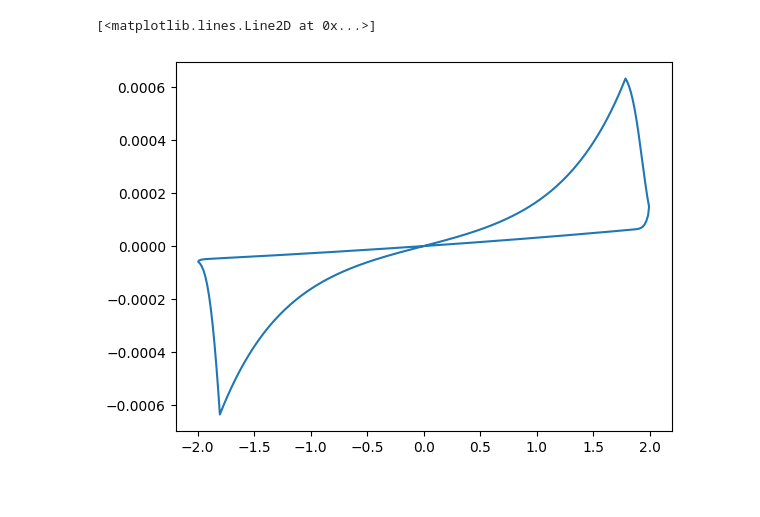
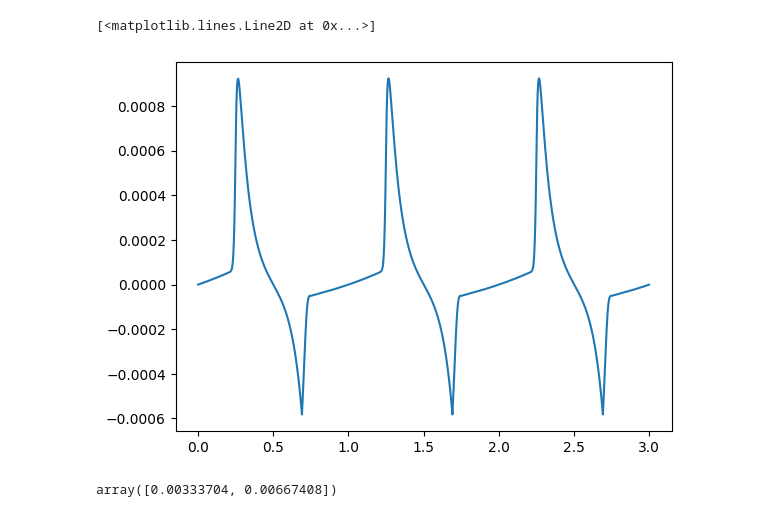
Before and after one commit to OneMoreGate/Memristor_modeling, a Jupyter notebook: main_oop.ipynb, the cells around one changed output. Drawn from its saved outputs; the diff is of its cells as text; code cells hidden in the pictures.

```diff
--- a/main_oop.ipynb
+++ b/main_oop.ipynb
@@ -24,30 +24,31 @@ class Signal:
 
     def triangle(self):
         quater_period = self.period / 4
-        time_array = np.linspace(0, self.reprtition * self.period, self.reprtition * self.n_points)
+        t = self.time_array
         voltage = []
-        for i in range(len(time_array)):
-            if time_array[i] <= quater_period:
-                voltage.append(self.amplitude / quater_period * (time_array[i]))
-            elif (time_array[i] > quater_period) and (time_array[i] < 3 * quater_period):
-                voltage.append(- self.amplitude / quater_period * (time_array[i] - quater_period) + self.amplitude)
-            else:
-                voltage.append(self.amplitude / quater_period * (time_array[i] - 3 * quater_period) - self.amplitude)
+        for j in range(self.reprtition):
+            for i in t[j * self.n_points: (j+1) * self.n_points]:
+                if i <= (t[j * self.n_points] + quater_period):
+                    voltage.append(self.amplitude / quater_period * (i - t[j * self.n_points]))
+                elif (i > (t[j * self.n_points] + quater_period)) and (i < (t[j * self.n_points] + 3 * quater_period)):
+                    voltage.append(- self.amplitude / quater_period * (i - t[j * self.n_points] - 3 * quater_period) - self.amplitude)
+                elif i > (t[j * self.n_points] + 3 * quater_period):
+                    voltage.append(self.amplitude / quater_period * (i - t[j * self.n_points]) - 4 * self.amplitude)
         self.V = np.array(voltage)
         return [self.time_array, self.V]
 
     def bipolar_rectangle(self):
         half_period = self.period / 2
+        t = self.time_array
         voltage = []
-        for i in range(len(self.time_array)):
-            if self.time_array[i] <= half_period * (1 - 2 *  self.duty_cycle):
-                voltage.append(0)
-            elif (self.time_array[i] > half_period * (1 - 2 *  self.duty_cycle)) and (self.time_array[i] < half_period):
-                voltage.append(self.amplitude)
-            elif (self.time_array[i] >= half_period) and (self.time_array[i] < 2 * half_period * (1 - self.duty_cycle)):
-                voltage.append(0)
-            else:
-                voltage.append(-self.amplitude)
+        for j in range(self.reprtition):
+            for i in t[j * self.n_points: (j+1) * self.n_points]:
+                if (i <= (t[j * self.n_points] + half_period/2)) or ((i > (t[j * self.n_points] + half_period)) and i < (t[j * self.n_points] + 3/2 *half_period)):
+                    voltage.append(0)
+                elif (i > (t[j * self.n_points] + half_period/2)) and i < (t[j * self.n_points] + half_period):
+                    voltage.append(self.amplitude)
+                elif (i > (t[j * self.n_points] + 3/2 *half_period)):
+                    voltage.append(- self.amplitude)
         voltage[-1] = 0
         self.V = np.array(voltage)
         return [self.time_array, self.V]
@@ -104,7 +105,7 @@ class Model(Signal, Hyperparameters, Calculation):
     def set_puls_params(self, amplitude = 2, frequency = 1, reprtition = 1, n_points = 100, duty_cycle = 0.25):
         super().signal_initialize(amplitude= amplitude, frequency= frequency, reprtition = reprtition, n_points = n_points, duty_cycle = duty_cycle)
 
-    def set_hyperparams(self, V_th  = 1.3, a= 1 , b = 15, c = 2, s = 5, n = 5, beta = 7.069 * 10 ** (-5), xi = 1.946 * 10 ** (-4), alpha_m = 1.8, gamma = 0.15):
+    def set_hyperparams(self, V_th  = 1.5, a= 1 , b = 15, c = 2, s = 5, n = 5, beta = 7.069 * 10 ** (-5), xi = 1.946 * 10 ** (-4), alpha_m = 1.8, gamma = 0.15):
         super().hyp_initialize(V_th = V_th, a = a, b = b, c = c, s = s, n = n, beta = beta, xi = xi, alpha_m = alpha_m, gamma = gamma)
 
     def set_puls_form(self, puls_type = 'sine'):
@@ -129,15 +130,22 @@ class Model(Signal, Hyperparameters, Calculation):
 # %%
 m = Model()
 
-m.set_hyperparams(V_th=1.8)
-m.set_puls_params(amplitude=2, n_points=500)
+m.set_default()
+m.set_puls_params(reprtition=3, n_points=300)
 m.set_puls_form(puls_type='triangle')
 m.calculate()
 t = m.time_array
 V = m.V
 I = m.I
 
-plt.plot(V, I)
+
+plt.plot(t, I)
 # %% [output]
 [<matplotlib.lines.Line2D at 0x...>]
-[figure, old version]
+[figure, new version]
+# %%
+t = m.time_array
+
+t[1:3]
+# %% [output]
+array([0.00333704, 0.00667408])
```
Also changed, not shown: 1 other file.
